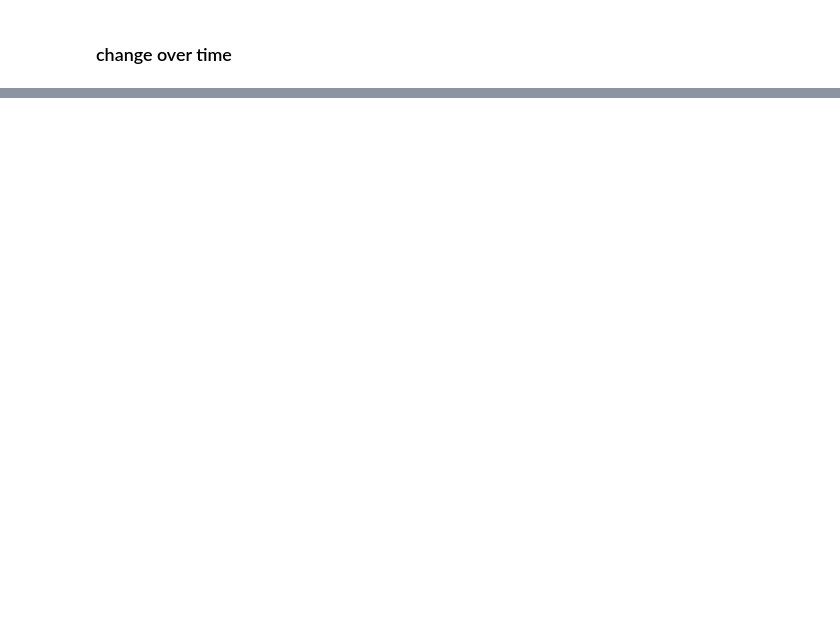
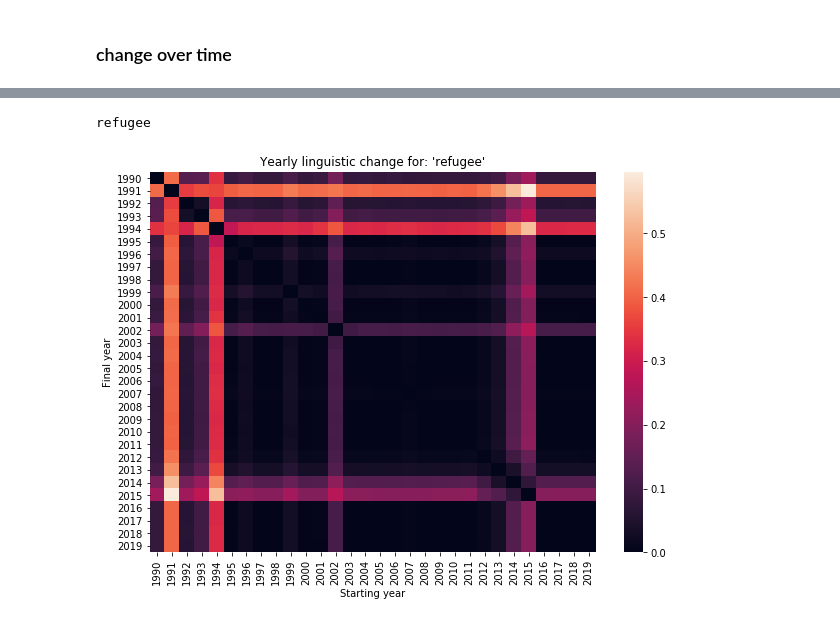
Before and after one commit to rachel-ker/refugeediscourse, a Jupyter notebook: analysis_template.ipynb, the cells around one changed output, grey strips where cells are left out. Drawn from its saved outputs; the diff is of its cells as text; code cells hidden in the pictures; blank space fills up the shorter version.

```diff
--- a/analysis_template.ipynb
+++ b/analysis_template.ipynb
@@ -1236,7 +1243,7 @@ def getDivergenceDF(word, embeddingsDict):
         for embed in embeddingsDict[cat][1:]:
             dists[cat].append(np.abs(1 - sklearn.metrics.pairwise.cosine_similarity(np.expand_dims(embeddingsDict[cat][0][word], axis = 0),
                                                                              np.expand_dims(embed[word], axis = 0))[0,0]))
-    return pandas.DataFrame(dists, index = cats)
+    return pd.DataFrame(dists, index = cats)
 
 def plot_divergence(targetWord, comparedEmbeddings):
     pltDF = getDivergenceDF(targetWord, comparedEmbeddings)
@@ -1248,4 +1255,7 @@ def plot_divergence(targetWord, comparedEmbeddings):
     ax.set_title("Yearly linguistic change for: '{}'".format(targetWord))
     plt.show()
 # %%
-plot_divergence('immigrants', data_comparedEmbeddings)
+plot_divergence('refugee', data_comparedEmbeddings)
+# %% [output]
+refugee
+[figure, added]
```
Also changed, not shown: parts of 12 cells of this notebook.
